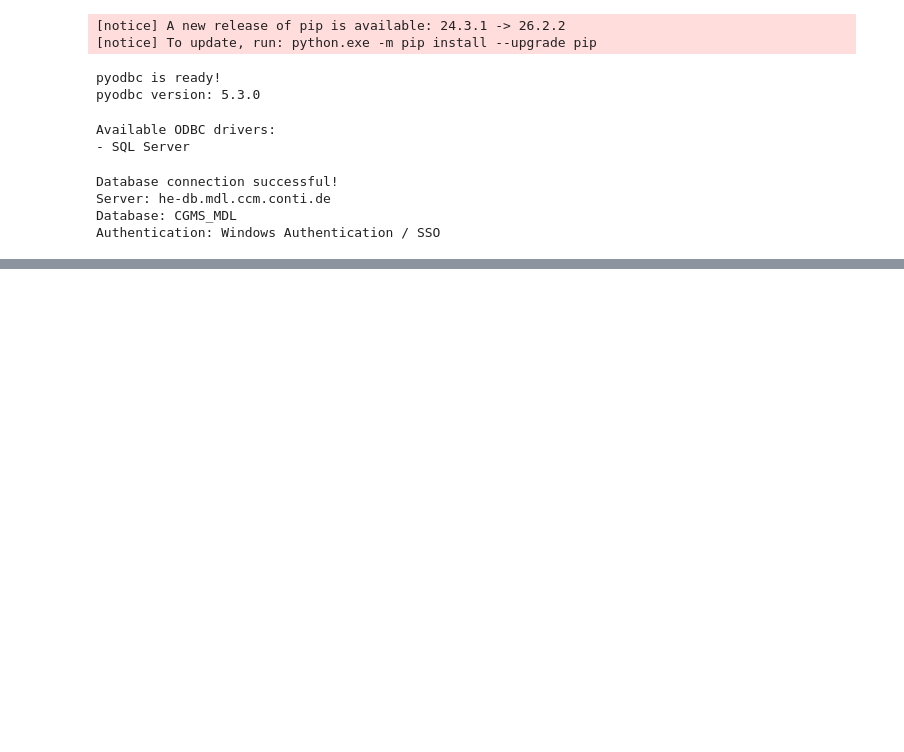
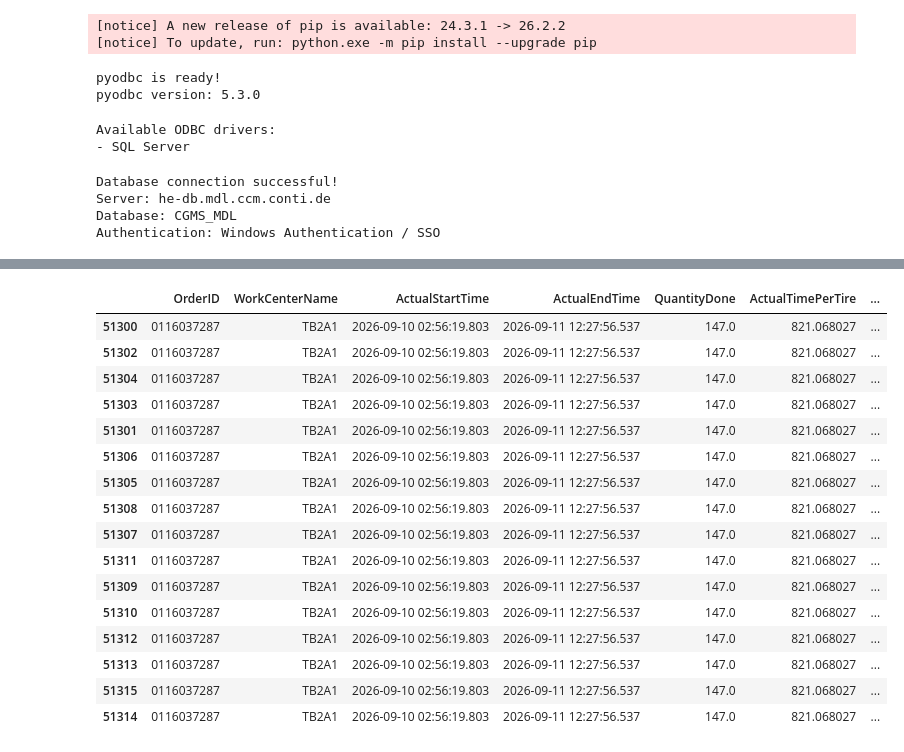
Before and after one commit to mayuxiang666-eng/IE-gap-correlations-study-, a Jupyter notebook: TB capacity analysis.ipynb, the cells around one changed output, grey strips where cells are left out. Drawn from its saved outputs; the diff is of its cells as text; code cells hidden in the pictures; blank space fills up the shorter version.

Commit message:
Update TB Capacity analysis and Random Forest Model

```diff
--- a/TB capacity analysis.ipynb
+++ b/TB capacity analysis.ipynb
@@ -582,0 +944,59 @@ Percentage of dataset: 1.0 %
+# %%
+# ============================================================
+# Step 9.7: Inspect one Order and its Operator login sessions
+# ============================================================
+# Purpose:
+# Check why one OrderID is matched with multiple UserLogin records.
+# ============================================================
+
+test_order = "0116037287"
+
+order_operator_check = (
+    df_capacity[
+        df_capacity["OrderID"].astype(str) == test_order
+    ]
+    [
+        [
+            "OrderID",
+            "WorkCenterName",
+            "ActualStartTime",
+            "ActualEndTime",
+            "QuantityDone",
+            "ActualTimePerTire",
+            "OperatorUserID",
+            "OperatorEmployeeNumber",
+            "OperatorStartDate",
+            "OperatorEndDate",
+            "OperatorOverlapStart",
+            "OperatorOverlapEnd",
+            "OperatorOverlapSeconds",
+            "OperatorCoverageRatio"
+        ]
+    ]
+    .sort_values(
+        [
+            "OperatorUserID",
+            "OperatorStartDate"
+        ]
+    )
+)
+
+display(order_operator_check)
+# %% [output]
+|  | OrderID | WorkCenterName | ActualStartTime | ActualEndTime | QuantityDone | ActualTimePerTire | ... |
+| 51300 | 0116037287 | TB2A1 | 2026-09-10 02:56:19.803 | 2026-09-11 12:27:56.537 | 147.0 | 821.068027 | ... |
+| 51302 | 0116037287 | TB2A1 | 2026-09-10 02:56:19.803 | 2026-09-11 12:27:56.537 | 147.0 | 821.068027 | ... |
+| 51304 | 0116037287 | TB2A1 | 2026-09-10 02:56:19.803 | 2026-09-11 12:27:56.537 | 147.0 | 821.068027 | ... |
+| 51303 | 0116037287 | TB2A1 | 2026-09-10 02:56:19.803 | 2026-09-11 12:27:56.537 | 147.0 | 821.068027 | ... |
+| 51301 | 0116037287 | TB2A1 | 2026-09-10 02:56:19.803 | 2026-09-11 12:27:56.537 | 147.0 | 821.068027 | ... |
+| 51306 | 0116037287 | TB2A1 | 2026-09-10 02:56:19.803 | 2026-09-11 12:27:56.537 | 147.0 | 821.068027 | ... |
+| 51305 | 0116037287 | TB2A1 | 2026-09-10 02:56:19.803 | 2026-09-11 12:27:56.537 | 147.0 | 821.068027 | ... |
+| 51308 | 0116037287 | TB2A1 | 2026-09-10 02:56:19.803 | 2026-09-11 12:27:56.537 | 147.0 | 821.068027 | ... |
+| 51307 | 0116037287 | TB2A1 | 2026-09-10 02:56:19.803 | 2026-09-11 12:27:56.537 | 147.0 | 821.068027 | ... |
+| 51311 | 0116037287 | TB2A1 | 2026-09-10 02:56:19.803 | 2026-09-11 12:27:56.537 | 147.0 | 821.068027 | ... |
+| 51309 | 0116037287 | TB2A1 | 2026-09-10 02:56:19.803 | 2026-09-11 12:27:56.537 | 147.0 | 821.068027 | ... |
+| 51310 | 0116037287 | TB2A1 | 2026-09-10 02:56:19.803 | 2026-09-11 12:27:56.537 | 147.0 | 821.068027 | ... |
+| 51312 | 0116037287 | TB2A1 | 2026-09-10 02:56:19.803 | 2026-09-11 12:27:56.537 | 147.0 | 821.068027 | ... |
+| 51313 | 0116037287 | TB2A1 | 2026-09-10 02:56:19.803 | 2026-09-11 12:27:56.537 | 147.0 | 821.068027 | ... |
+| 51315 | 0116037287 | TB2A1 | 2026-09-10 02:56:19.803 | 2026-09-11 12:27:56.537 | 147.0 | 821.068027 | ... |
+| 51314 | 0116037287 | TB2A1 | 2026-09-10 02:56:19.803 | 2026-09-11 12:27:56.537 | 147.0 | 821.068027 | ... |
```
Also changed, not shown: parts of 67 cells of this notebook.
